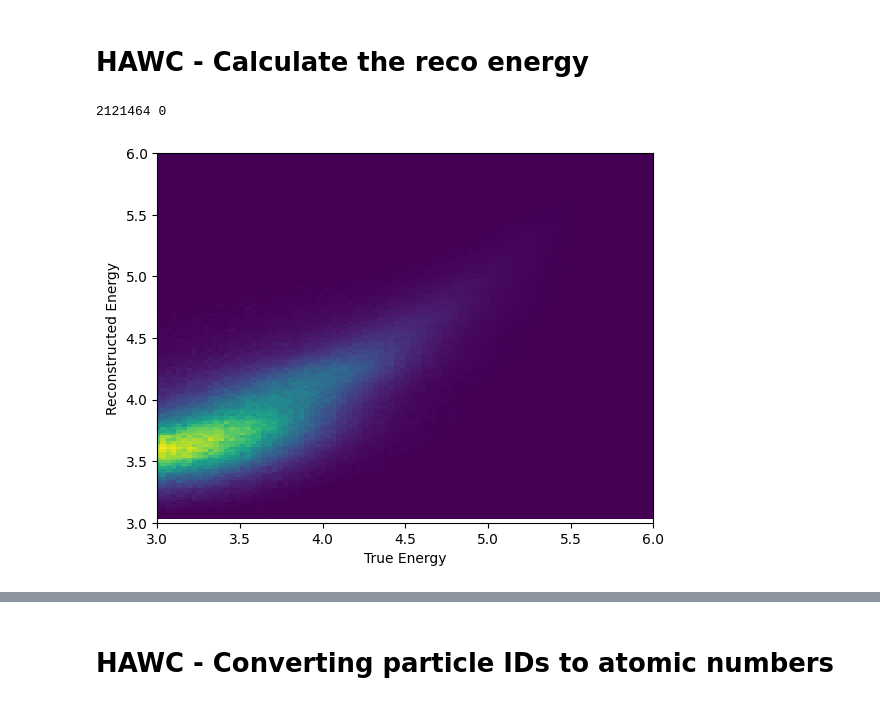
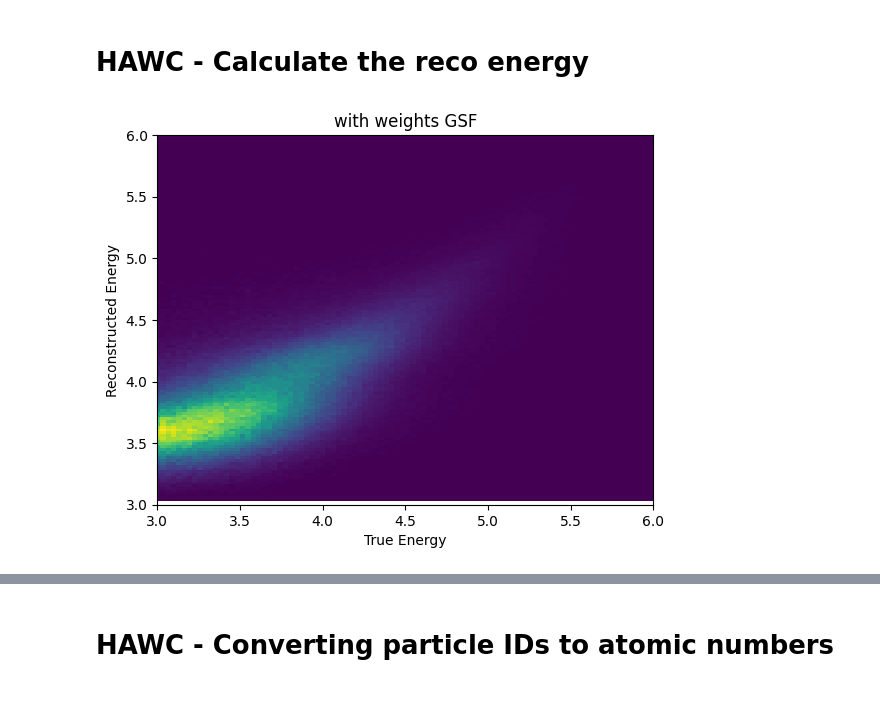
Before and after one commit to riyakore/WIPAC, a Jupyter notebook: HAWC_IceCube_Collab.ipynb, the cells around one changed output, grey strips where cells are left out. Saved outputs shown, nothing was run; the diff lists cells and outputs as text; code cells hidden in the pictures.

```diff
--- a/HAWC_IceCube_Collab.ipynb
+++ b/HAWC_IceCube_Collab.ipynb
@@ -22,6 +19,0 @@ import glob
-# %%
-pass5file = 'pass5.1/2.63_3.45e-11_1000000_35_1.0_combined_rec.root'
-
-with uproot.open(pass5file) as file:
-    t = file['XCDF']
-    t.show()
@@ -98,39 +111,35 @@ coreR = np.sqrt((coreX-37.19)**2+(coreY-246)**2)/100.
 # %% [markdown]
 # HAWC - Calculate the reco energy
-# %%
-tab1 = photospline.SplineTable(f'pass5_spline_combined3d.fits')
-x = np.cos(zenith_angle)
-y = nHit/nChAvail
-z = coreR
-
-# this will be the reconstructed energy array
-reco_energy = []
-
-good = 0
-bad = 0
-
-for i in range(x.size):
-    coord3d = [x[i], y[i], z[i]]
-    try:
-        centers = tab1.search_centers(coord3d)
-        reco_energy.append(tab1.evaluate(coord3d, centers))
-        good += 1
-    except:
-        reco_energy.append(-1)
-        # print("Failed:",x[i], y[i],z[i],'Etrue',true_log_E_5[i])
-        bad += 1
-
-print(good,bad)
-reco_energy = np.array(reco_energy)
-# %% [output]
-2121464 0
+# %%
+def get_reco_energy(zenith, nHit, nChAvail, coreR):
+    tab1 = photospline.SplineTable(f'pass5_spline_combined3d.fits')
+    x = np.cos(zenith)
+    y = nHit/nChAvail
+    z = coreR
+
+    reco_energy = []
+
+    for i in range(x.size):
+        coord3d = [x[i], y[i], z[i]]
+        try:
+            centers = tab1.search_centers(coord3d)
+            reco_energy.append(tab1.evaluate(coord3d, centers))
+        except:
+            reco_energy.append(-1)
+
+    reco_energy = np.array(reco_energy)
+
+    return reco_energy
+# %%
+reco_energy = get_reco_energy(zenith, nHit, nChAvail, coreR)
 # %%
 # visualize the reco energy and true energy relation
-plt.hist2d(true_log_E, reco_energy, bins = 150, weights = weights)
+plt.hist2d(log_true_E, reco_energy, bins = 150, weights = gsf)
 plt.ylim(3,6)
 plt.xlim(3,6)
 plt.xlabel('True Energy')
 plt.ylabel('Reconstructed Energy')
+plt.title('with weights GSF')
 plt.show()
 # %% [output]
-[figure, old version]
+[figure, new version]
```
Also changed, not shown: parts of 36 cells of this notebook, 1 other file.
